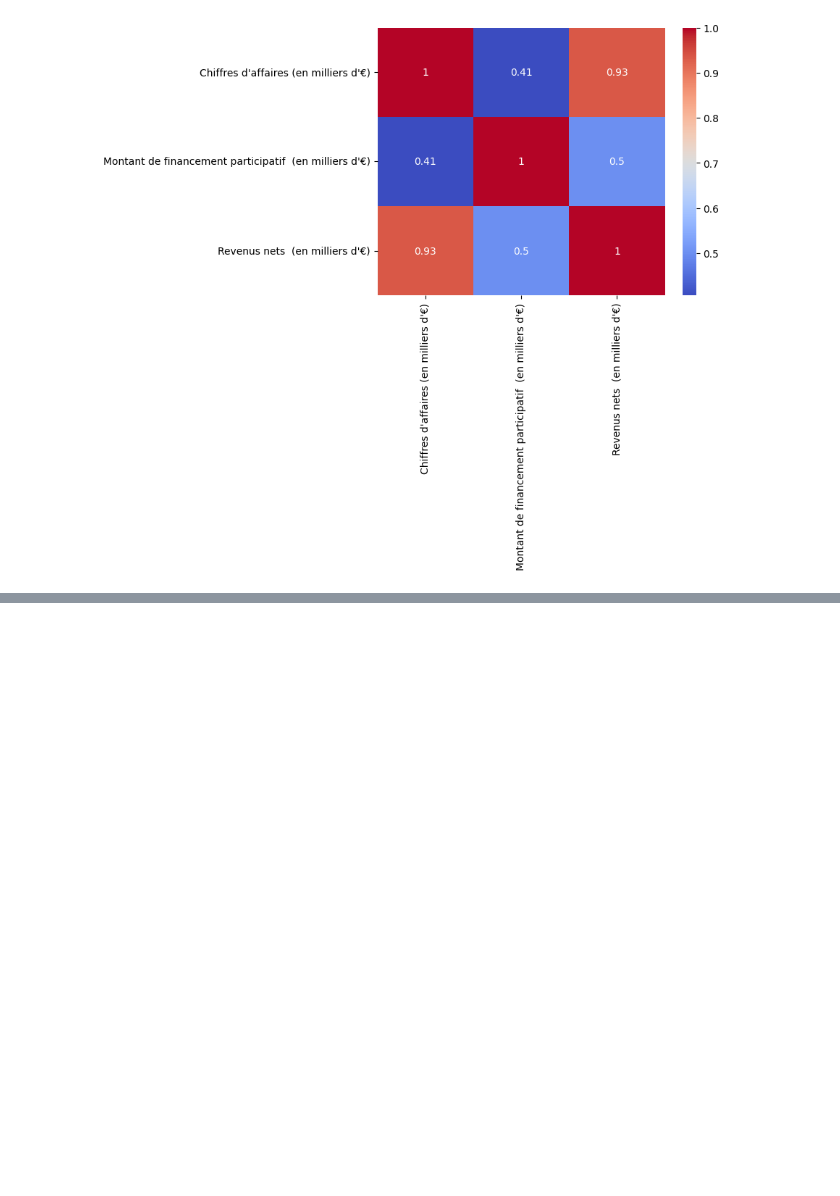
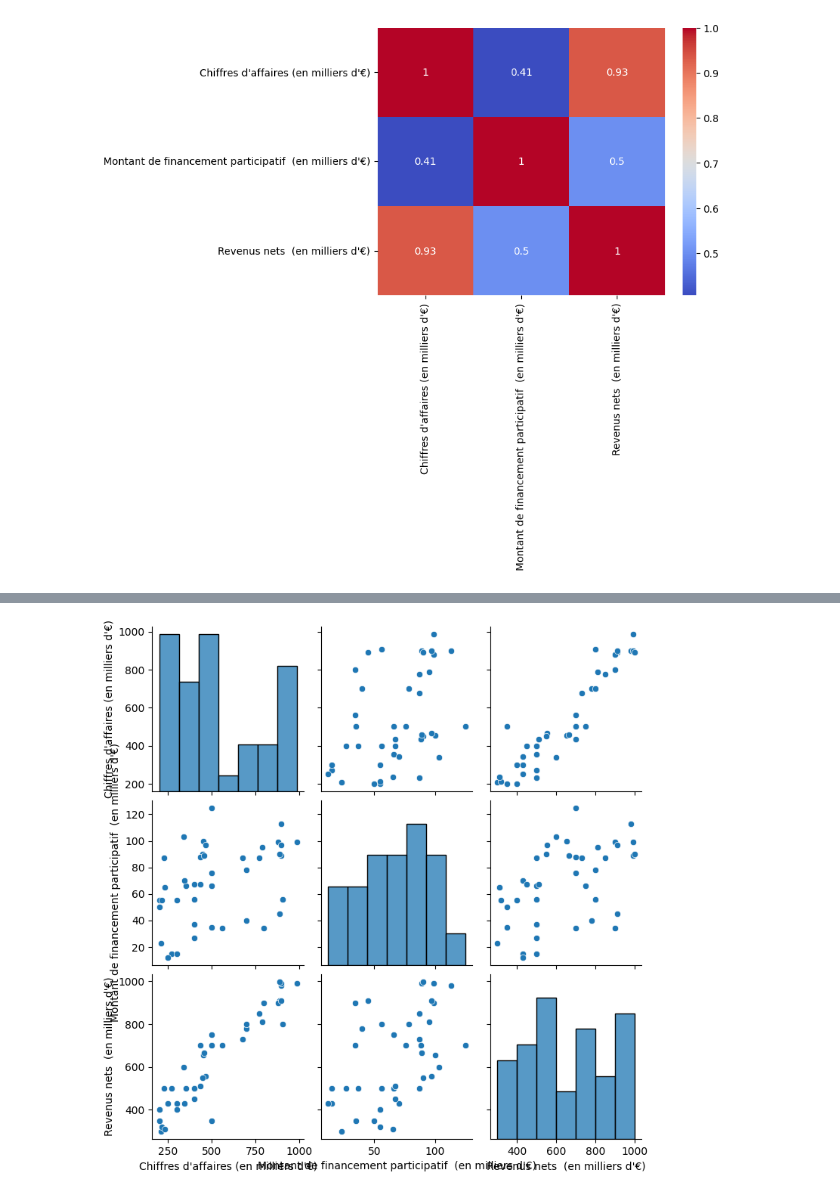
Before and after one commit to Abdiasarsene/Data-analysis, a Jupyter notebook: Analyses des données/crowdfunding.ipynb, the cells around one changed output, grey strips where cells are left out. Cells and saved outputs as stored; diff of their text form; code cells hidden in the pictures; blank space fills up the shorter version.

```diff
--- a/Analyses des données/crowdfunding.ipynb
+++ b/Analyses des données/crowdfunding.ipynb
@@ -138,0 +145,6 @@ sns.heatmap(corree, annot=True, cmap='coolwarm')
+# %%
+#visualisation graphique des données
+sns.pairplot(unknowndata)
+plt.show()
+# %% [output]
+[figure, added]
```
Also changed, not shown: parts of 15 cells of this notebook.
